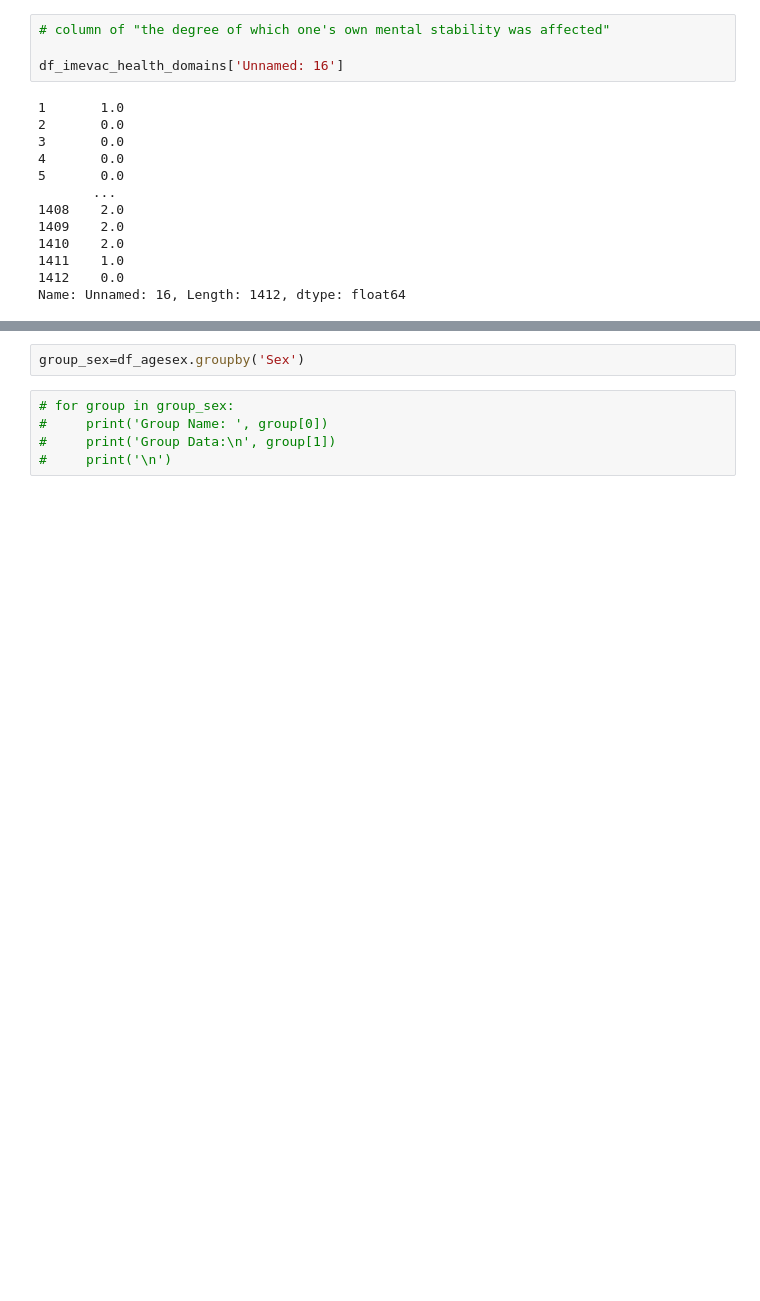
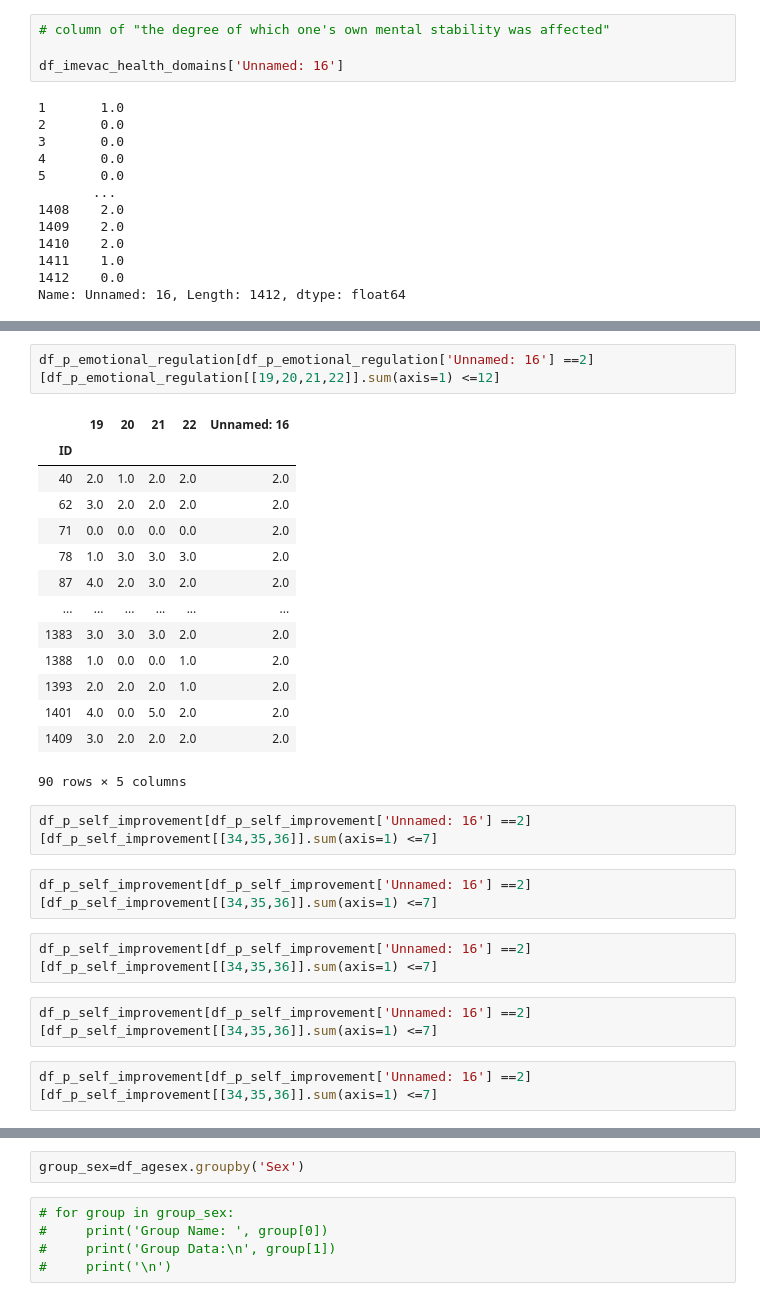
Before and after one commit to josephshanks/JapanEarthquake2011, a Jupyter notebook: S1.ipynb, the cells around one changed output, grey strips where cells are left out. Cells and saved outputs as stored; diff of their text form; blank space fills up the shorter version.

```diff
--- a/S1.ipynb
+++ b/S1.ipynb
@@ -210,0 +288,27 @@ Name: Sex, Length: 832, dtype: float64
+# %%
+df_p_emotional_regulation[df_p_emotional_regulation['Unnamed: 16'] ==2][df_p_emotional_regulation[[19,20,21,22]].sum(axis=1) <=12]
+# %% [output]
+|  | 19 | 20 | 21 | 22 | Unnamed: 16 |
+| ID |  |  |  |  |  |
+| 40 | 2.0 | 1.0 | 2.0 | 2.0 | 2.0 |
+| 62 | 3.0 | 2.0 | 2.0 | 2.0 | 2.0 |
+| 71 | 0.0 | 0.0 | 0.0 | 0.0 | 2.0 |
+| 78 | 1.0 | 3.0 | 3.0 | 3.0 | 2.0 |
+| 87 | 4.0 | 2.0 | 3.0 | 2.0 | 2.0 |
+| ... | ... | ... | ... | ... | ... |
+| 1383 | 3.0 | 3.0 | 3.0 | 2.0 | 2.0 |
+| 1388 | 1.0 | 0.0 | 0.0 | 1.0 | 2.0 |
+| 1393 | 2.0 | 2.0 | 2.0 | 1.0 | 2.0 |
+| 1401 | 4.0 | 0.0 | 5.0 | 2.0 | 2.0 |
+| 1409 | 3.0 | 2.0 | 2.0 | 2.0 | 2.0 |
+90 rows × 5 columns
+# %%
+df_p_self_improvement[df_p_self_improvement['Unnamed: 16'] ==2][df_p_self_improvement[[34,35,36]].sum(axis=1) <=7]
+# %%
+df_p_self_improvement[df_p_self_improvement['Unnamed: 16'] ==2][df_p_self_improvement[[34,35,36]].sum(axis=1) <=7]
+# %%
+df_p_self_improvement[df_p_self_improvement['Unnamed: 16'] ==2][df_p_self_improvement[[34,35,36]].sum(axis=1) <=7]
+# %%
+df_p_self_improvement[df_p_self_improvement['Unnamed: 16'] ==2][df_p_self_improvement[[34,35,36]].sum(axis=1) <=7]
+# %%
+df_p_self_improvement[df_p_self_improvement['Unnamed: 16'] ==2][df_p_self_improvement[[34,35,36]].sum(axis=1) <=7]
```
Also changed, not shown: parts of 35 cells of this notebook.
